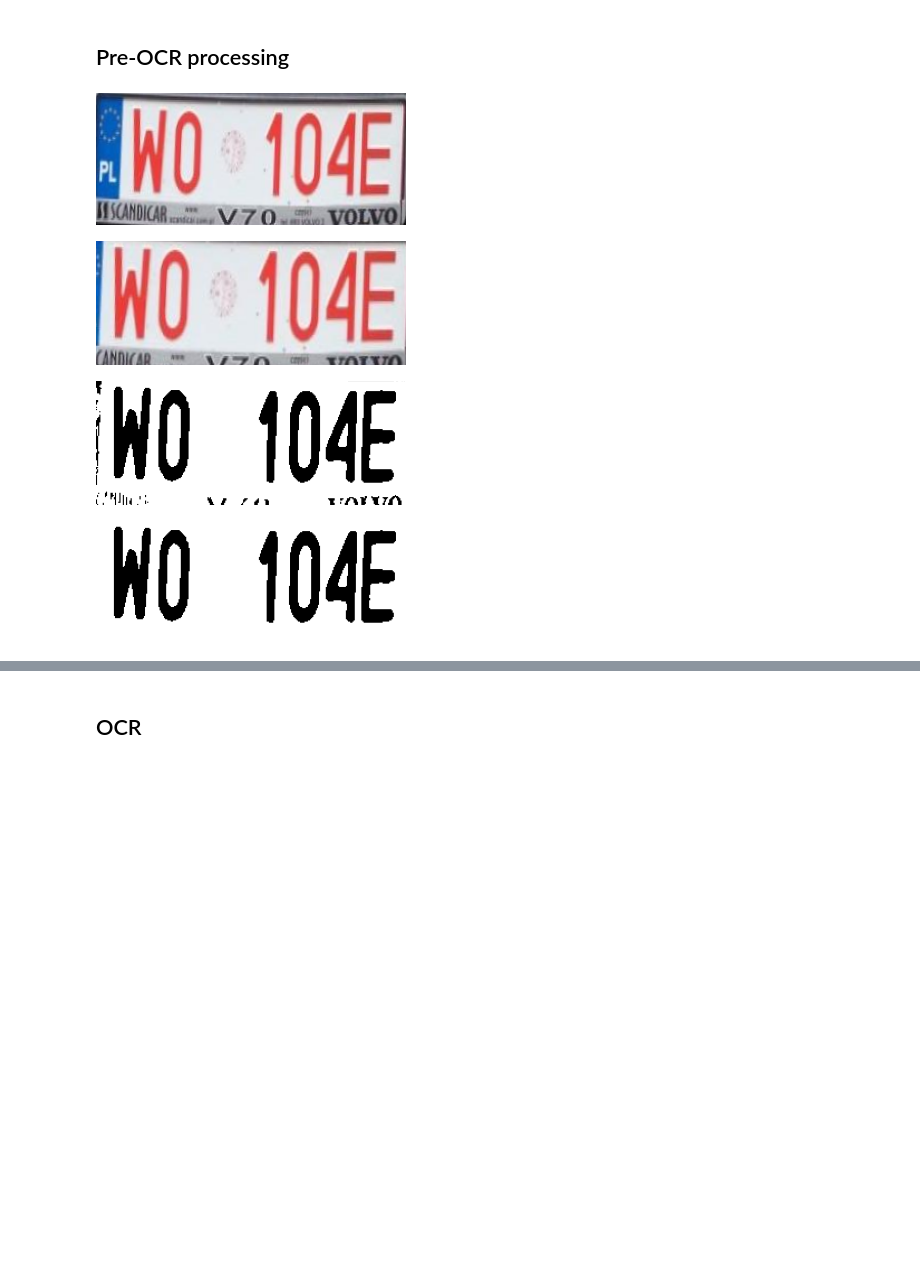
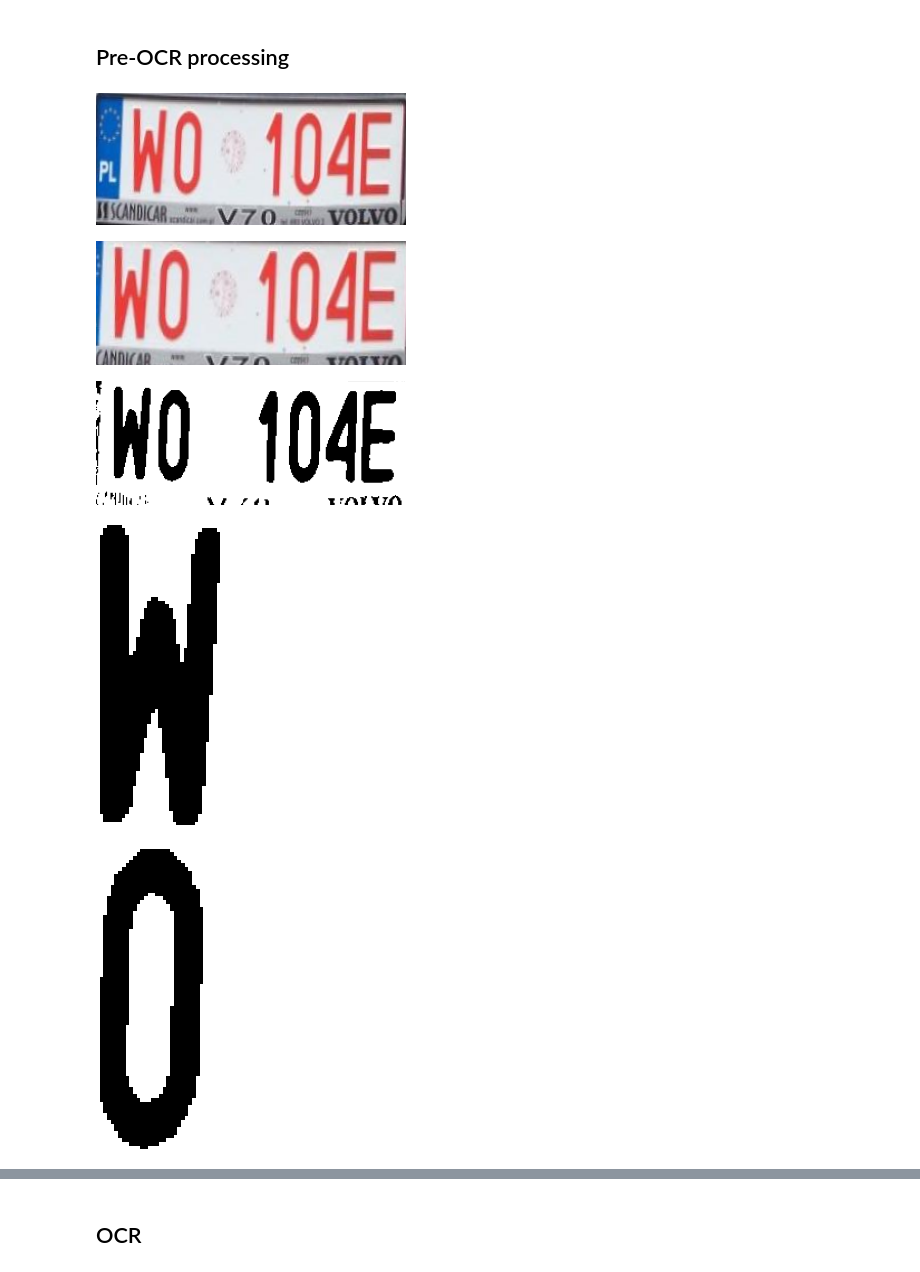
Before and after one commit to jostrzol/twm-proj, a Jupyter notebook: notebooks/01-pipeline-visualization.ipynb, the cells around one changed output, grey strips where cells are left out. Drawn from its saved outputs; the diff is of its cells as text; code cells hidden in the pictures; blank space fills up the shorter version.

```diff
--- a/notebooks/01-pipeline-visualization.ipynb
+++ b/notebooks/01-pipeline-visualization.ipynb
@@ -137,19 +137,47 @@ plates = [
    <RectangleType.MINI_PLATE: 3>: 0.1564835164835164})]
 # %% [markdown]
 ## Pre-OCR processing
-# %%
-from twm_proj.implementation.pre_ocr import PreOcr
-
-plate_to_ocr = rect_images[0]
-show(plate_to_ocr)
-plate_to_ocr = PreOcr().cut(plate_to_ocr)
-show(plate_to_ocr)
-plate_to_ocr = PreOcr().to_grayscale(plate_to_ocr)
-show(plate_to_ocr)
-plate_to_ocr = PreOcr().filter_by_size(plate_to_ocr)
-show(plate_to_ocr)
-# %% [output]
-[figure, removed]
-[figure, removed]
-[figure, removed]
-[figure, removed]
+# %%
+from twm_proj.implementation.pre_ocr import PreOcr
+
+plate_to_ocr = rect_images[0]
+show(plate_to_ocr)
+plate_to_ocr = PreOcr().cut(plate_to_ocr)
+show(plate_to_ocr)
+plate_to_ocr = PreOcr().to_grayscale(plate_to_ocr)
+show(plate_to_ocr)
+# plate_to_ocr = PreOcr().filter_by_size(plate_to_ocr)
+# show(plate_to_ocr)
+
+letters = []
+
+image = plate_to_ocr
+
+contours, _ = cv2.findContours(image, cv2.RETR_TREE, cv2.CHAIN_APPROX_SIMPLE)
+contours = sorted(contours, key=lambda x: cv2.boundingRect(x)[0])
+mask = np.zeros_like(image)
+image_height, image_width = image.shape
+image_area = image_height * image_width
+# Sort contours from left to right based on their x-coordinate
+for contour in contours:
+    x, y, w, h = cv2.boundingRect(contour)
+    area = w * h
+
+    # skip contour of whole image
+    if abs(image_area - area) < image_area * 0.01:
+        continue
+
+    cut = image[y:y+h, x:x+w]
+    if image_height * 0.35 <= h and image_height * image_width * 0.03 <= h * w:
+        letters.append(cut)
+        # yield cut
+
+# letters = [*PreOcr().get_letters(plate_to_ocr)]
+for letter in letters:
+    show(letter)
+# %% [output]
+[figure, added]
+[figure, added]
+[figure, added]
+[figure, added]
+[figure, added]
```
Also changed, not shown: parts of 2 cells of this notebook, 7 other files.
